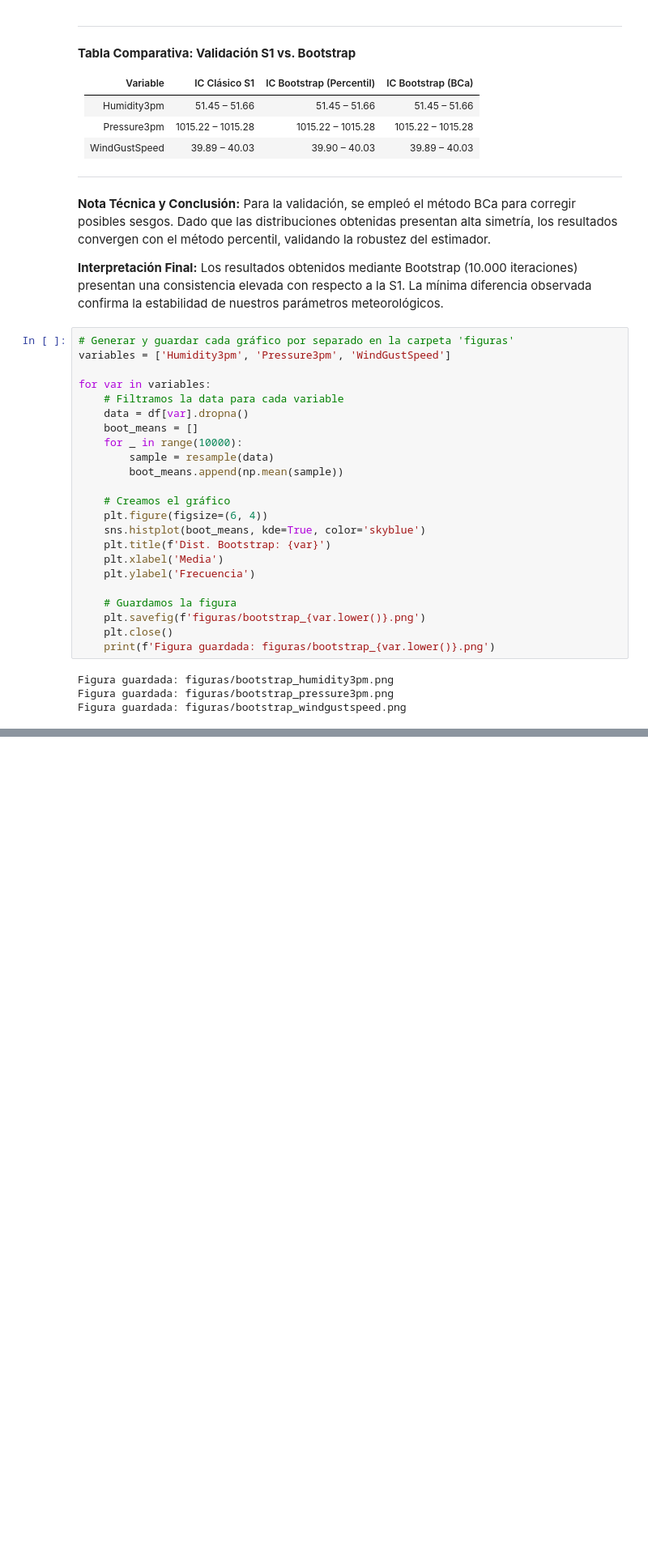
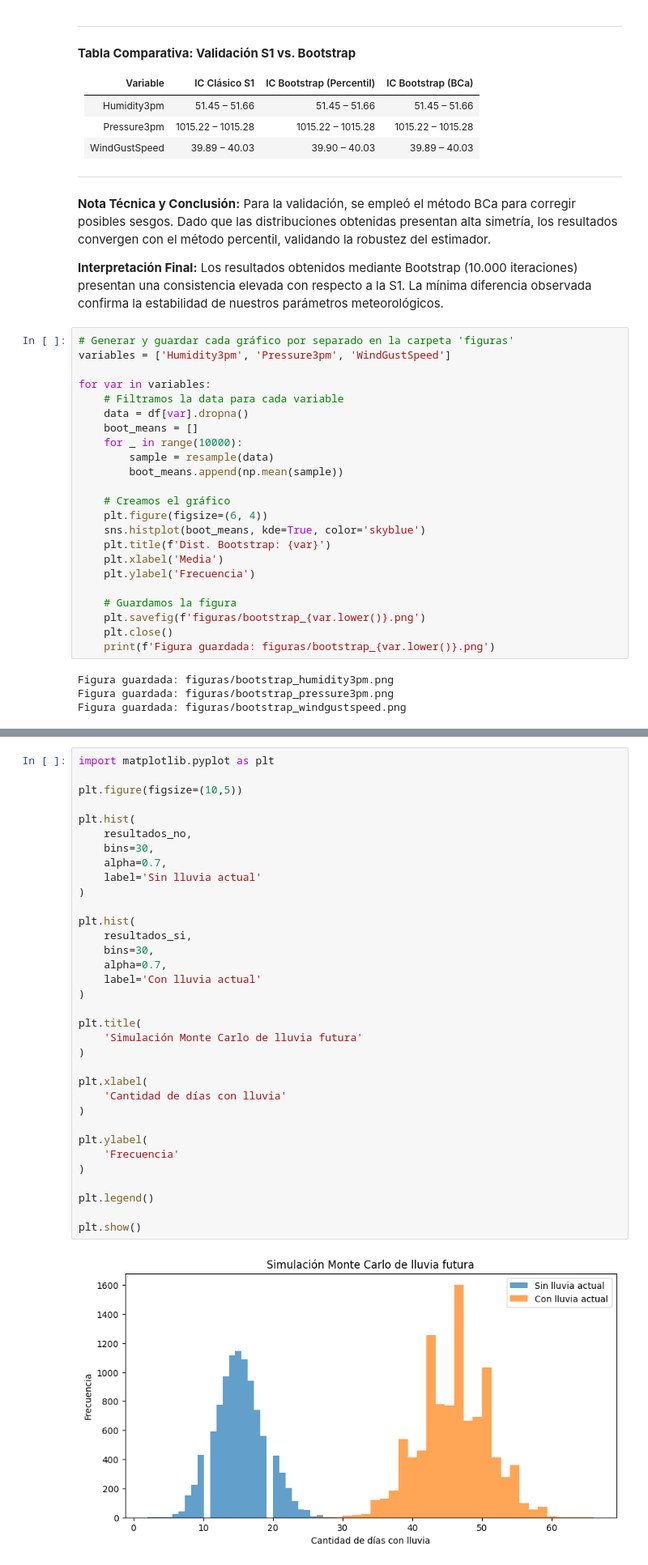
Before and after one commit to alanabermudezaballay/mcdi500_s1_grupo7, a Jupyter notebook: ESTADÍSTICA COMPUTACIONAL PARA LA TOMA DE DECISIONES/S2/analisis_s2_remuestreo_simulacion.ipynb, the cells around one changed output, grey strips where cells are left out. Shown at 81% size. Drawn from its saved outputs; the diff is of its cells as text; blank space fills up the shorter version.

```diff
--- a/ESTADÍSTICA COMPUTACIONAL PARA LA TOMA DE DECISIONES/S2/analisis_s2_remuestreo_simulacion.ipynb
+++ b/ESTADÍSTICA COMPUTACIONAL PARA LA TOMA DE DECISIONES/S2/analisis_s2_remuestreo_simulacion.ipynb
@@ -111,0 +274,36 @@ Figura guardada: figuras/bootstrap_windgustspeed.png
+# %%
+import matplotlib.pyplot as plt
+
+plt.figure(figsize=(10,5))
+
+plt.hist(
+    resultados_no,
+    bins=30,
+    alpha=0.7,
+    label='Sin lluvia actual'
+)
+
+plt.hist(
+    resultados_si,
+    bins=30,
+    alpha=0.7,
+    label='Con lluvia actual'
+)
+
+plt.title(
+    'Simulación Monte Carlo de lluvia futura'
+)
+
+plt.xlabel(
+    'Cantidad de días con lluvia'
+)
+
+plt.ylabel(
+    'Frecuencia'
+)
+
+plt.legend()
+
+plt.show()
+# %% [output]
+[figure, added]
```
Also changed, not shown: parts of 11 cells of this notebook.
